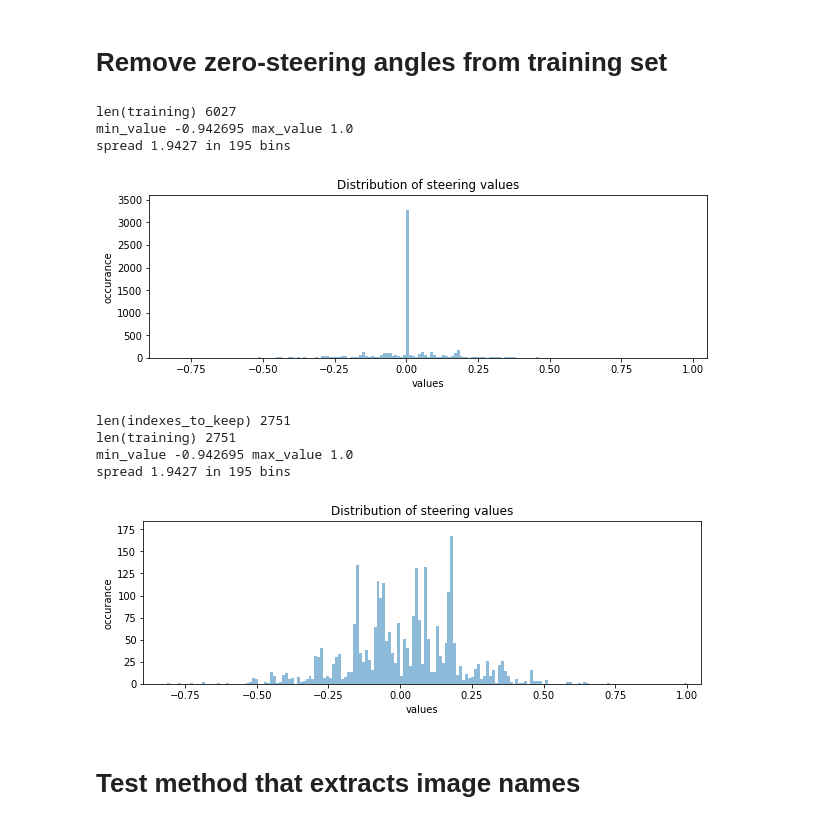
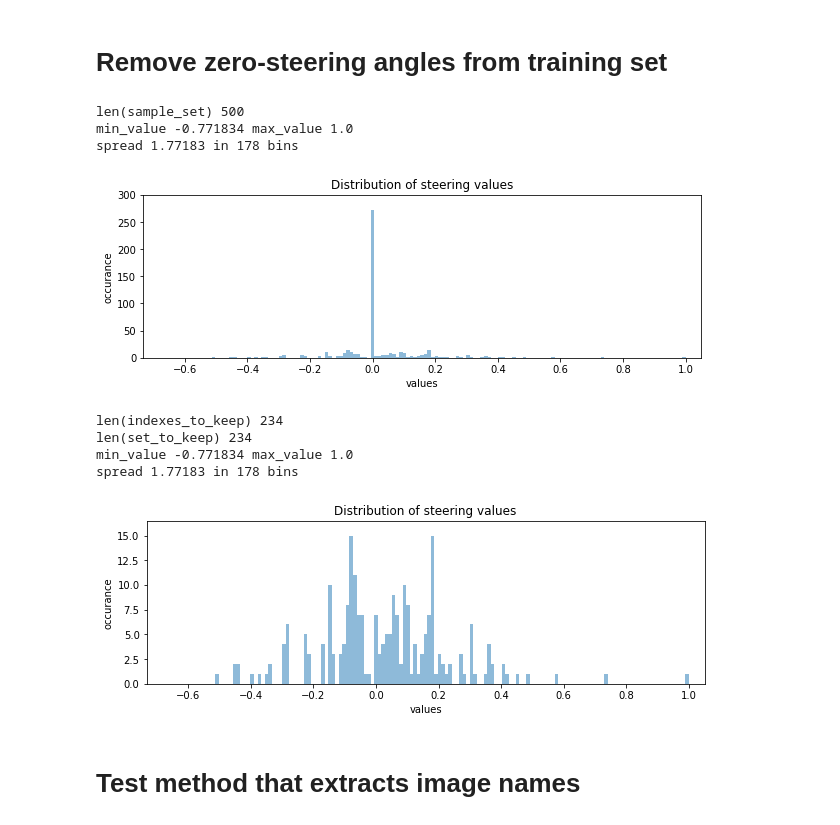
Before and after one commit to UkiDLucas/CarND-Behavioral-Cloning-P3, a Jupyter notebook: training_pipeline.ipynb, the cells around one changed output. Saved outputs shown, nothing was run; the diff lists cells and outputs as text; code cells hidden in the pictures.

```diff
--- a/training_pipeline.ipynb
+++ b/training_pipeline.ipynb
@@ -72,48 +72,19 @@ I would like to train a car on the set that has a nice bell curve distribution o
 # %%
 import numpy as np
 from DataHelper import plot_histogram, get_steering_values, find_nearest
-# %%
-def remove_zeros(training):
-
-    print("len(training)", len(training))
-    indexes_to_keep = []
-
-    steering_angles = get_steering_values(training)
-    plot_histogram("steering values", steering_angles, change_step=0.01)
-
-    for index in range (len(steering_angles)):
-        angle = steering_angles[index]
-        if angle != 0:
-            indexes_to_keep.append(index)
-
-    print("len(indexes_to_keep)", len(indexes_to_keep))
-
-    training_to_keep = []
-    for index in indexes_to_keep:
-        training_to_keep.append(training[index])
-
-    training = training_to_keep
-    # release the memory
-    training_to_keep = []
-    indexes_to_keep = []
-
-    print("len(training)", len(training))
-
-    steering_angles = get_steering_values(training)
-    plot_histogram("steering values", steering_angles, change_step=0.01)
-    return training
-
-training = remove_zeros(training)
-# %% [output]
-len(training) 6027
-min_value -0.942695 max_value 1.0
-spread 1.9427 in 195 bins
-[figure, removed]
-len(indexes_to_keep) 2751
-len(training) 2751
-min_value -0.942695 max_value 1.0
-spread 1.9427 in 195 bins
-[figure, removed]
+# %%
+from remove_zero_angles import *
+training, steering_angles = remove_zero_angles(training[0:500])
+# %% [output]
+len(sample_set) 500
+min_value -0.771834 max_value 1.0
+spread 1.77183 in 178 bins
+[figure, added]
+len(indexes_to_keep) 234
+len(set_to_keep) 234
+min_value -0.771834 max_value 1.0
+spread 1.77183 in 178 bins
+[figure, added]
 # %% [markdown]
 # Test method that extracts image names
 # %%
```
Also changed, not shown: parts of 15 cells of this notebook, 5 other files.
